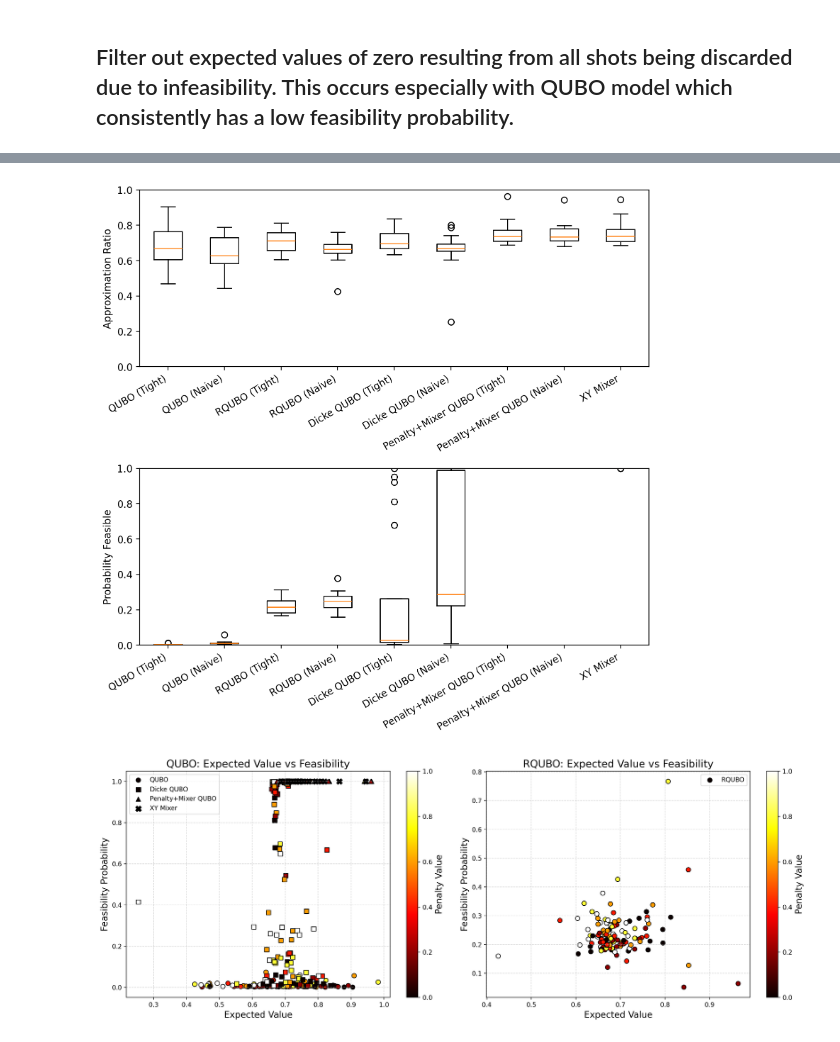
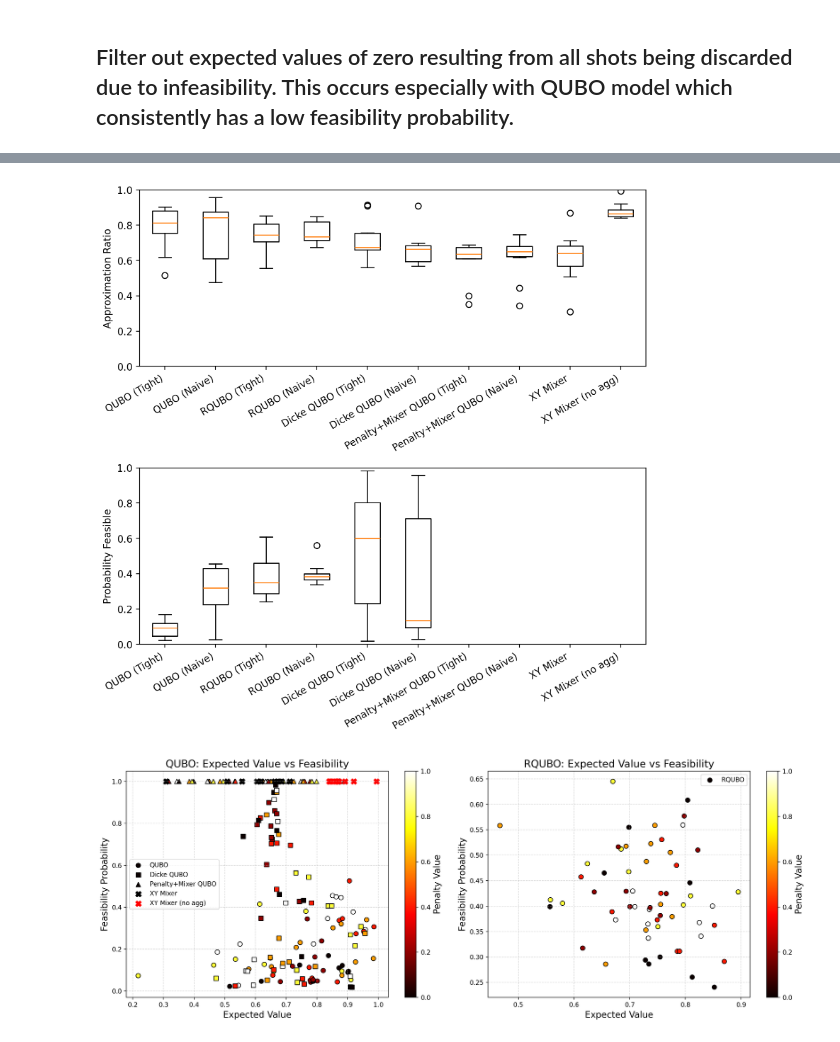
Before and after one commit to AdrianHarkness/Max_K_Cut, a Jupyter notebook: notebooks/experiments/visualize_results.ipynb, the cells around one changed output, grey strips where cells are left out. Saved outputs shown, nothing was run; the diff lists cells and outputs as text; code cells hidden in the pictures.

```diff
--- a/notebooks/experiments/visualize_results.ipynb
+++ b/notebooks/experiments/visualize_results.ipynb
@@ -12,7 +12,8 @@ import matplotlib.pyplot as plt
 data_dir = os.path.join(os.getcwd(), "Data")
 
 # tight to naive (noiseless, QAOA P=3)
-loaded_data_path = os.path.join(data_dir, "Noisy_Results_P4_random_init_20_graphs.npz")
+# loaded_data_path = os.path.join(data_dir, "Noisy_Results_P4_random_init_20_graphs.npz")
+loaded_data_path = os.path.join(data_dir, "Noiseless_Results_P4_random_init_10_graphs_cvar.npz")
 loaded_data = np.load(loaded_data_path)
 
 
@@ -27,6 +28,8 @@ PENALTY_MIXER_QUBO_EXP_VALS = loaded_data['PENALTY_MIXER_QUBO_EXP_VALS'] if 'PEN
 PENALTY_MIXER_QUBO_FEASIBILITY = loaded_data['PENALTY_MIXER_QUBO_FEASIBILITY'] if 'PENALTY_MIXER_QUBO_FEASIBILITY' in loaded_data else None
 XY_MIXER_EXP_VALS = loaded_data['XY_MIXER_EXP_VALS'] if 'XY_MIXER_EXP_VALS' in loaded_data else None
 XY_MIXER_FEASIBILITY = loaded_data['XY_MIXER_FEASIBILITY'] if 'XY_MIXER_FEASIBILITY' in loaded_data else None
+XY_MIXER_NO_AGG_EXP_VALS = loaded_data['XY_MIXER_NO_AGG_EXP_VALS'] if 'XY_MIXER_NO_AGG_EXP_VALS' in loaded_data else None
+XY_MIXER_NO_AGG_FEASIBILITY = loaded_data['XY_MIXER_NO_AGG_FEASIBILITY'] if 'XY_MIXER_NO_AGG_FEASIBILITY' in loaded_data else None
 
 number_of_pens = QUBO_EXP_VALS.shape[1]
 penalty_list = np.linspace(0, 1, number_of_pens)
@@ -429,34 +471,37 @@ if DICKE_QUBO_EXP_VALS is not None:
 
 if PENALTY_MIXER_QUBO_EXP_VALS is not None:
     model_specs.append(("Penalty+Mixer QUBO (Tight)", drop_zeros(PENALTY_MIXER_QUBO_EXP_VALS[:, 0]), PENALTY_MIXER_QUBO_FEASIBILITY[:, 0]))
     model_specs.append(("Penalty+Mixer QUBO (Naive)", drop_zeros(PENALTY_MIXER_QUBO_EXP_VALS[:, -1]), PENALTY_MIXER_QUBO_FEASIBILITY[:, -1]))
 
 if XY_MIXER_EXP_VALS is not None:
     model_specs.append(("XY Mixer", drop_zeros(XY_MIXER_EXP_VALS), XY_MIXER_FEASIBILITY))
 
+if XY_MIXER_NO_AGG_EXP_VALS is not None:
+    model_specs.append(("XY Mixer (no agg)", drop_zeros(XY_MIXER_NO_AGG_EXP_VALS), XY_MIXER_NO_AGG_FEASIBILITY))
+
 model_labels = [label for label, _, _ in model_specs]
 model_means = {label: values for label, values, _ in model_specs}
 model_feasibility_probs = {label: feas for label, _, feas in model_specs}
 
 fig, axs = plt.subplots(2, 1, figsize=(8, 8))
 
 # First subplot: Approximation Ratio
 data_for_boxplot = [model_means[label] for label in model_labels]
 axs[0].boxplot(data_for_boxplot, tick_labels=model_labels)
 axs[0].set_ylabel("Approximation Ratio")
 axs[0].set_xticklabels(model_labels, rotation=30, ha='right')
 axs[0].set_ylim(0, 1)
 
 # Second subplot: Probability Feasible
 data_for_boxplot = [model_feasibility_probs[label] for label in model_labels]
 axs[1].boxplot(data_for_boxplot, tick_labels=model_labels)
 axs[1].set_ylabel("Probability Feasible")
 axs[1].set_xticklabels(model_labels, rotation=30, ha='right')
 axs[1].set_ylim(0, 1)
 
 plt.tight_layout()
 # %% [output]
-[figure, old version]
+[figure, new version]
 # %%
 # Scatter of ALL data points
 
@@ -488,6 +533,8 @@ if pm_exp_flat is not None:
     axs[0].scatter(pm_exp_flat, pm_feas_flat, c=colors_flat, cmap='hot', s=50, edgecolor='k', marker='^', label="Penalty+Mixer QUBO")
 if XY_MIXER_EXP_VALS is not None:
     axs[0].scatter(XY_MIXER_EXP_VALS, XY_MIXER_FEASIBILITY, color='black', s=80, marker='X', label="XY Mixer")
+if XY_MIXER_NO_AGG_EXP_VALS is not None:
+    axs[0].scatter(XY_MIXER_NO_AGG_EXP_VALS, XY_MIXER_NO_AGG_FEASIBILITY, color='red', s=80, marker='X', label="XY Mixer (no agg)")
 
 axs[0].set_xlabel('Expected Value', fontsize=14)
 axs[0].set_ylabel('Feasibility Probability', fontsize=14)
@@ -510,4 +557,4 @@ cbar1.set_label('Penalty Value', fontsize=14)
 plt.tight_layout()
 plt.show()
 # %% [output]
-[figure, old version]
+[figure, new version]
```
Also changed, not shown: parts of 5 cells of this notebook, 22 other files.
